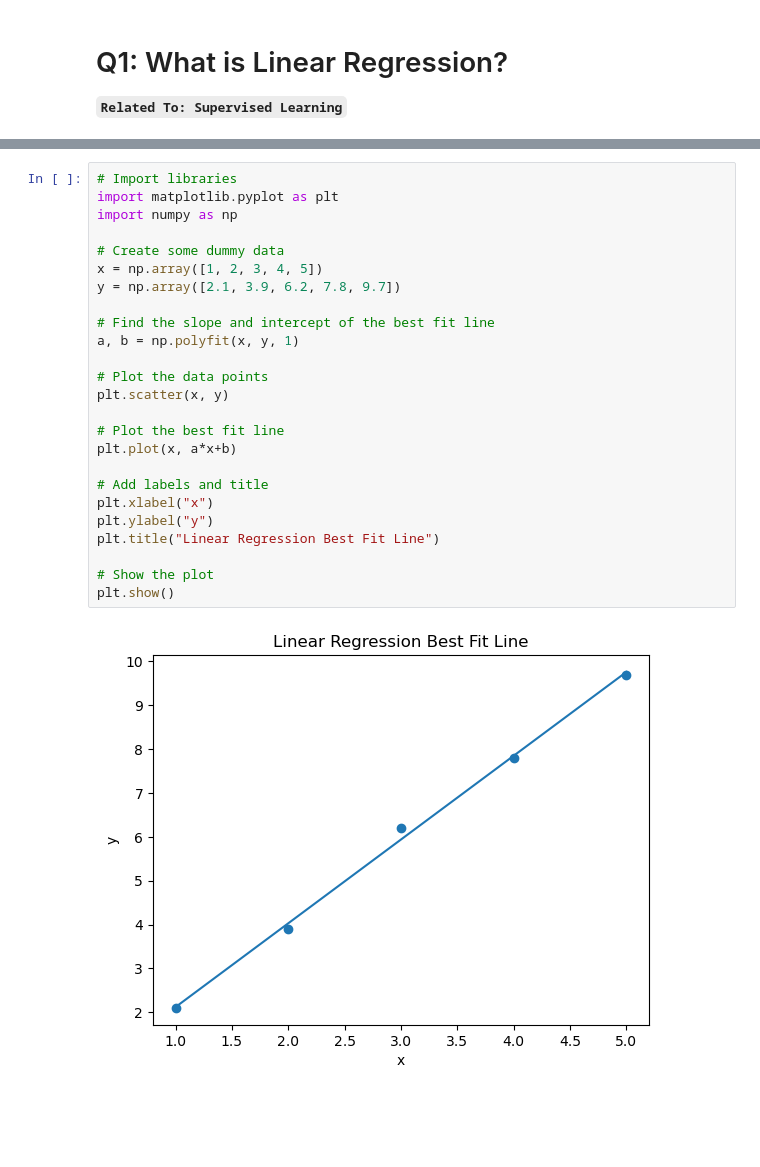
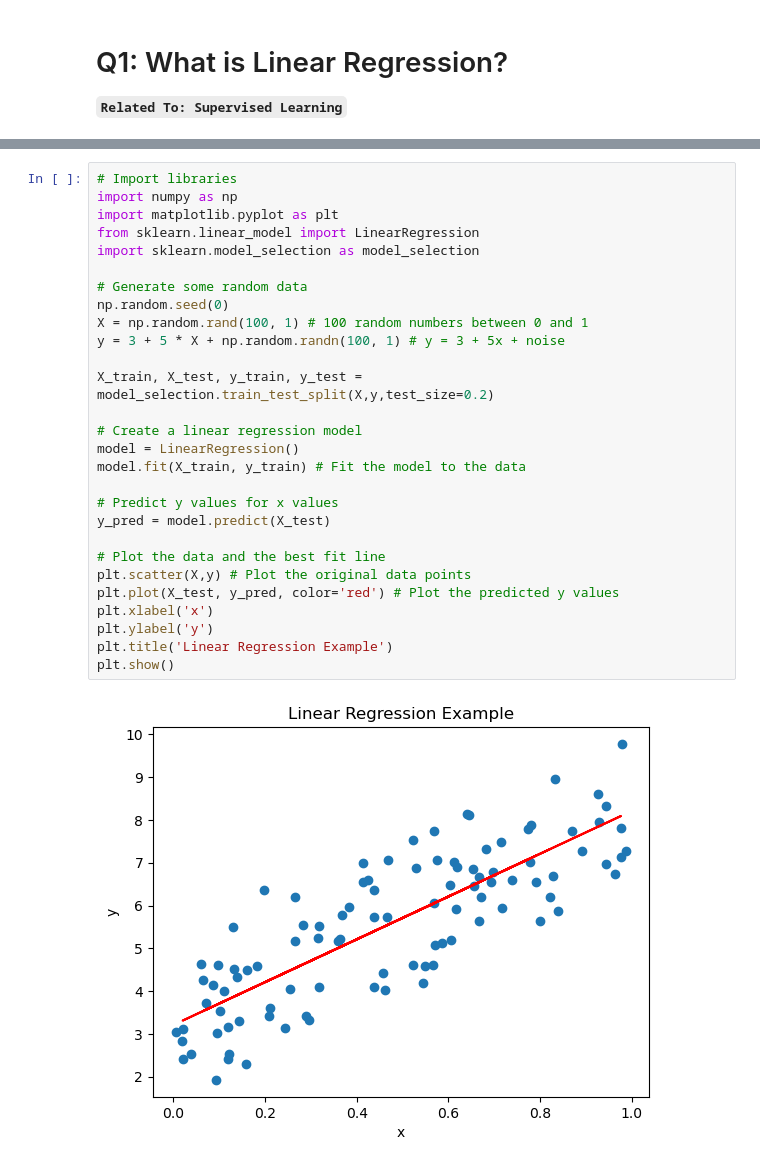
Before and after one commit to subratamondal1/MACHINE-LEARNING, a Jupyter notebook: interview-linear-regression.ipynb, the cells around one changed output, grey strips where cells are left out. Saved outputs shown, nothing was run; the diff lists cells and outputs as text; blank space fills up the shorter version.

Commit message:
Kaggle Notebook | Interview Linear Regression | Version 2

```diff
--- a/interview-linear-regression.ipynb
+++ b/interview-linear-regression.ipynb
@@ -75,27 +42,30 @@ MSE: 0.5243209861846072
-# %%
-# Import libraries
-import matplotlib.pyplot as plt
-import numpy as np
-
-# Create some dummy data
-x = np.array([1, 2, 3, 4, 5])
-y = np.array([2.1, 3.9, 6.2, 7.8, 9.7])
-
-# Find the slope and intercept of the best fit line
-a, b = np.polyfit(x, y, 1)
-
-# Plot the data points
-plt.scatter(x, y)
-
-# Plot the best fit line
-plt.plot(x, a*x+b)
-
-# Add labels and title
-plt.xlabel("x")
-plt.ylabel("y")
-plt.title("Linear Regression Best Fit Line")
-
-# Show the plot
-plt.show()
-# %% [output]
-[figure, removed]
+# %%
+# Import libraries
+import numpy as np
+import matplotlib.pyplot as plt
+from sklearn.linear_model import LinearRegression
+import sklearn.model_selection as model_selection
+
+# Generate some random data
+np.random.seed(0)
+X = np.random.rand(100, 1) # 100 random numbers between 0 and 1
+y = 3 + 5 * X + np.random.randn(100, 1) # y = 3 + 5x + noise
+
+X_train, X_test, y_train, y_test = model_selection.train_test_split(X,y,test_size=0.2)
+
+# Create a linear regression model
+model = LinearRegression()
+model.fit(X_train, y_train) # Fit the model to the data
+
+# Predict y values for x values
+y_pred = model.predict(X_test)
+
+# Plot the data and the best fit line
+plt.scatter(X,y) # Plot the original data points
+plt.plot(X_test, y_pred, color='red') # Plot the predicted y values
+plt.xlabel('x')
+plt.ylabel('y')
+plt.title('Linear Regression Example')
+plt.show()
+# %% [output]
+[figure, added]
```
Also changed, not shown: parts of 32 cells of this notebook.
